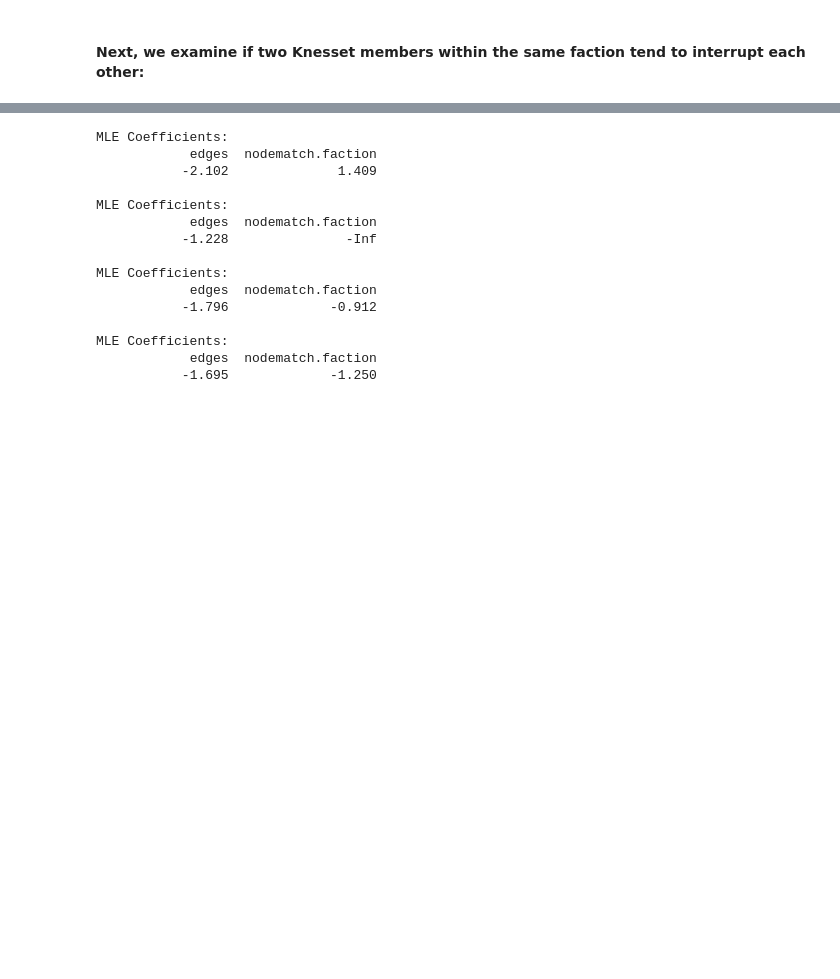
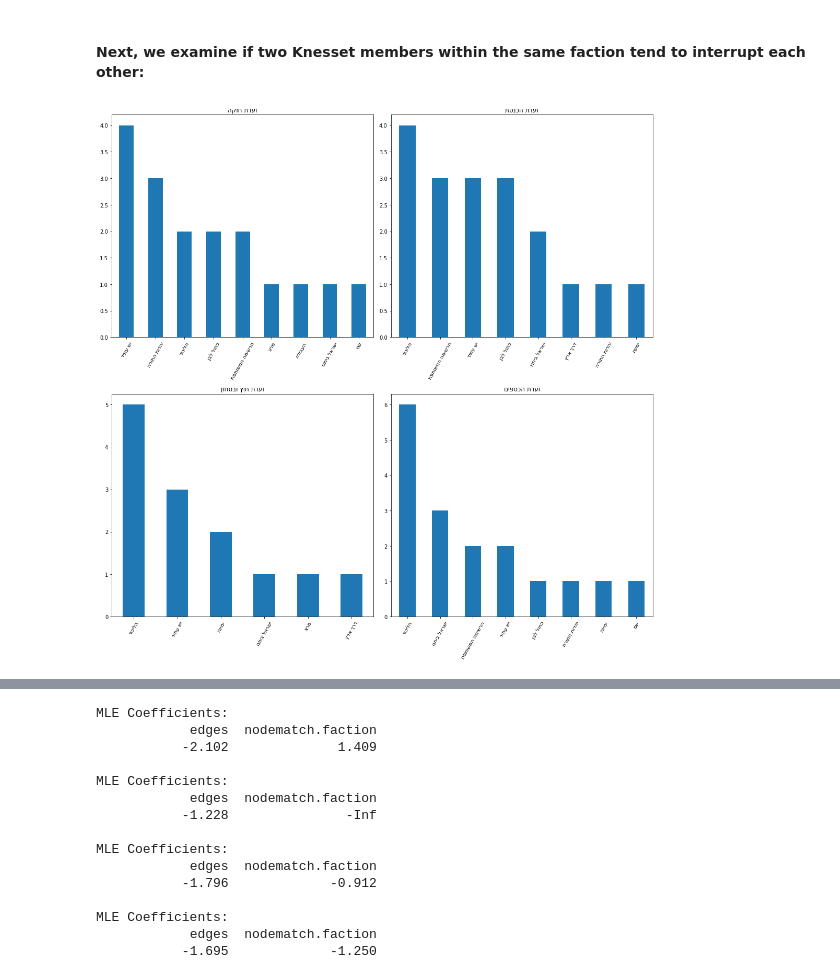
Before and after one commit to galbraun/knesset_social_dynamics, a Jupyter notebook: ERGM_R.ipynb, the cells around one changed output, grey strips where cells are left out. Cells and saved outputs as stored; diff of their text form; code cells hidden in the pictures; blank space fills up the shorter version.

```diff
--- a/ERGM_R.ipynb
+++ b/ERGM_R.ipynb
@@ -254,0 +276,23 @@ MLE Coefficients:
+# %%
+def draw_faction_dist(adj_path, ax=None):
+  df = pd.read_csv(adj_path)
+  df['faction'] = df['faction'].apply(lambda x: x[::-1])
+  df['faction'].value_counts().plot(kind='bar', ax=ax, rot=60)
+# %%
+fig, axs = plt.subplots(2, 2, figsize=(15,15))
+
+draw_faction_dist('/content/drive/Shared drives/NLPSD/data/feature_matrixes/huka_feat.csv', ax=axs[0,0])
+axs[0,0].set_title('ועדת חוקה'[::-1])
+
+draw_faction_dist('/content/drive/Shared drives/NLPSD/data/feature_matrixes/hutz_bitahon_feat.csv', ax=axs[1,0])
+axs[1,0].set_title('ועדת חוץ ובטחון'[::-1])
+
+draw_faction_dist('/content/drive/Shared drives/NLPSD/data/feature_matrixes/knesset_feat.csv', ax=axs[0,1])
+axs[0,1].set_title('ועדת הכנסת'[::-1])
+
+draw_faction_dist('/content/drive/Shared drives/NLPSD/data/feature_matrixes/ksafim_feat.csv', ax=axs[1,1])
+axs[1,1].set_title('ועדת הכספים'[::-1])
+
+fig.tight_layout()
+# %% [output]
+[figure, added]
```
Also changed, not shown: parts of 10 cells of this notebook.
